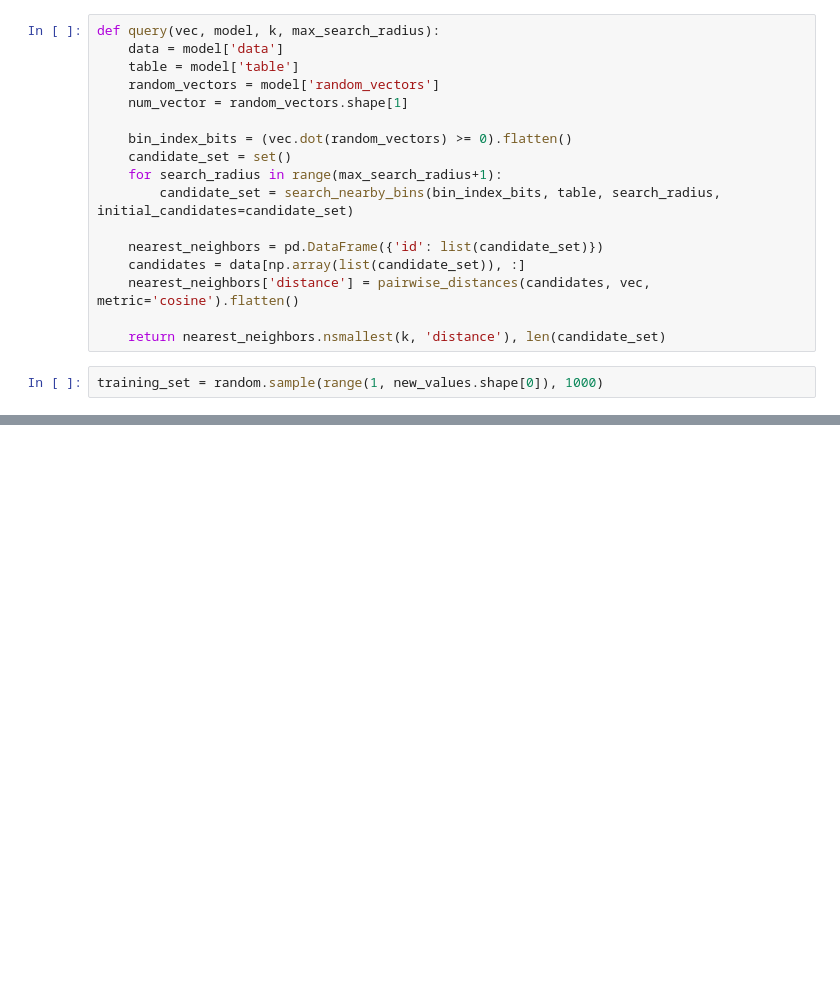
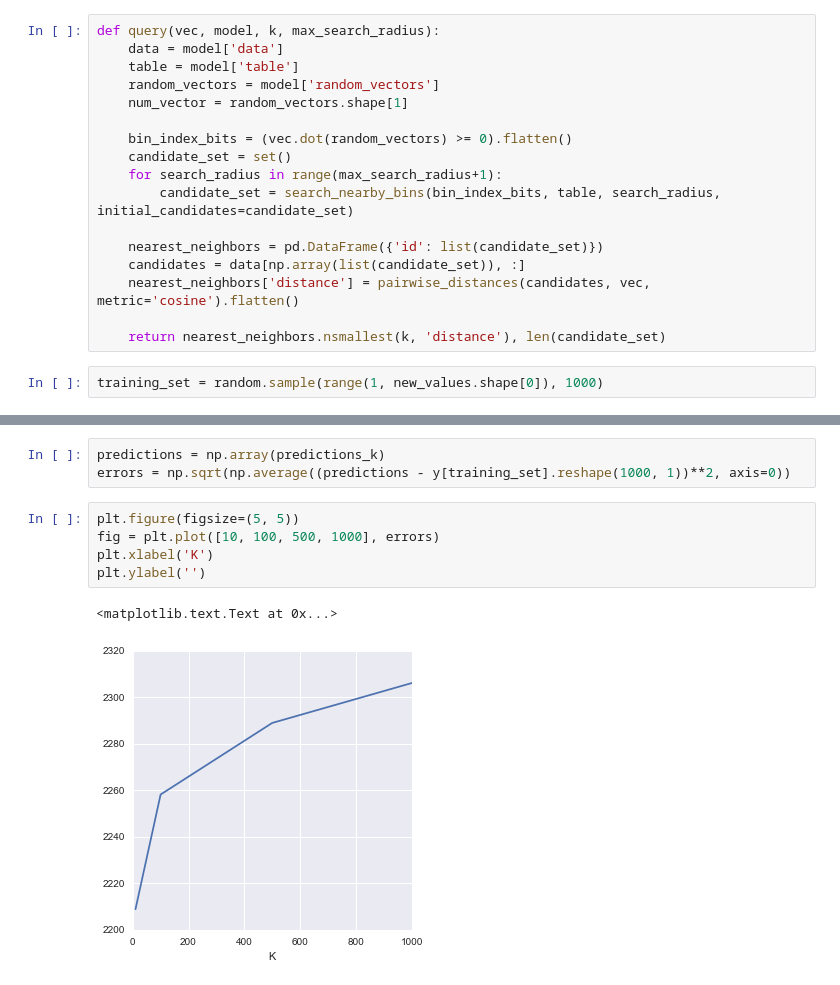
Before and after one commit to tzyk777/kaggle, a Jupyter notebook: allstate/Local sensitive hashing.ipynb, the cells around one changed output, grey strips where cells are left out. Drawn from its saved outputs; the diff is of its cells as text; blank space fills up the shorter version.

```diff
--- a/allstate/Local sensitive hashing.ipynb
+++ b/allstate/Local sensitive hashing.ipynb
@@ -288,0 +298,11 @@ for index, i in enumerate(training_set):
+# %%
+predictions = np.array(predictions_k)
+errors = np.sqrt(np.average((predictions - y[training_set].reshape(1000, 1))**2, axis=0))
+# %%
+plt.figure(figsize=(5, 5))
+fig = plt.plot([10, 100, 500, 1000], errors)
+plt.xlabel('K')
+plt.ylabel('')
+# %% [output]
+<matplotlib.text.Text at 0x...>
+[figure, added]
```
Also changed, not shown: parts of 1 cell of this notebook, 1 other file.
